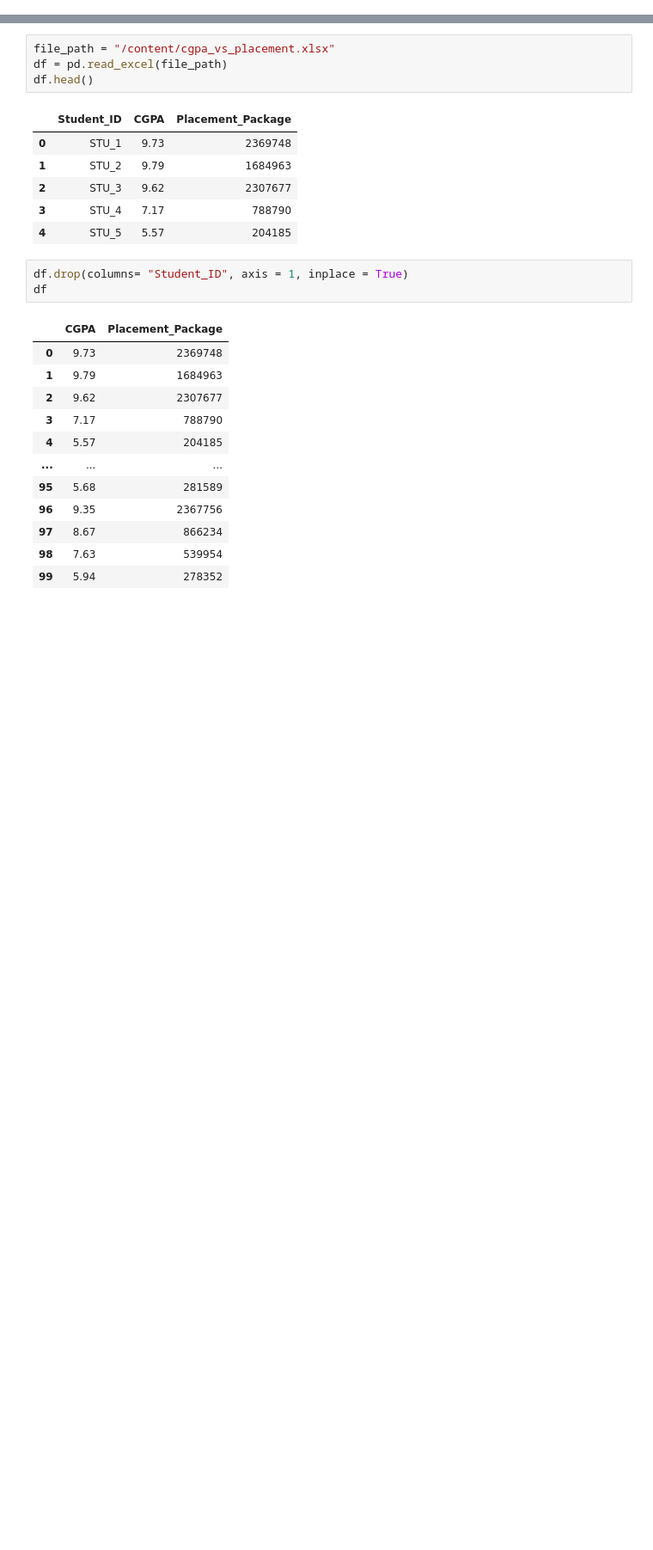
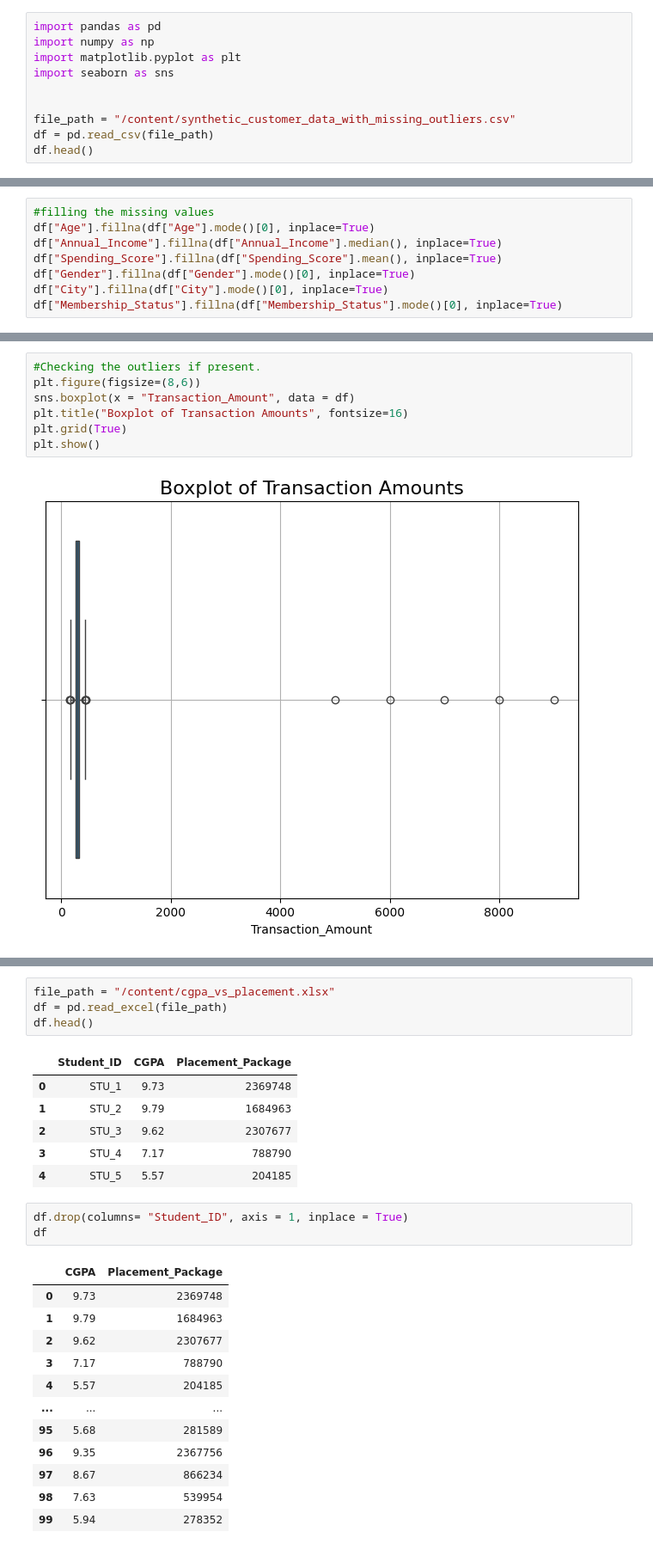
Before and after one commit to Jatingpt/ML-Repository, a Jupyter notebook: ML_Repository.ipynb, the cells around one changed output, grey strips where cells are left out. Shown at 86% size. Saved outputs shown, nothing was run; the diff lists cells and outputs as text; blank space fills up the shorter version.

```diff
--- a/ML_Repository.ipynb
+++ b/ML_Repository.ipynb
@@ -7,0 +11,10 @@
+# %%
+import pandas as pd
+import numpy as np
+import matplotlib.pyplot as plt
+import seaborn as sns
+
+
+file_path = "/content/synthetic_customer_data_with_missing_outliers.csv"
+df = pd.read_csv(file_path)
+df.head()
@@ -7,0 +74,8 @@
+# %%
+#filling the missing values
+df["Age"].fillna(df["Age"].mode()[0], inplace=True)
+df["Annual_Income"].fillna(df["Annual_Income"].median(), inplace=True)
+df["Spending_Score"].fillna(df["Spending_Score"].mean(), inplace=True)
+df["Gender"].fillna(df["Gender"].mode()[0], inplace=True)
+df["City"].fillna(df["City"].mode()[0], inplace=True)
+df["Membership_Status"].fillna(df["Membership_Status"].mode()[0], inplace=True)
@@ -7,0 +114,9 @@
+# %%
+#Checking the outliers if present.
+plt.figure(figsize=(8,6))
+sns.boxplot(x = "Transaction_Amount", data = df)
+plt.title("Boxplot of Transaction Amounts", fontsize=16)
+plt.grid(True)
+plt.show()
+# %% [output]
+[figure, added]
```
Also changed, not shown: parts of 16 cells of this notebook.
